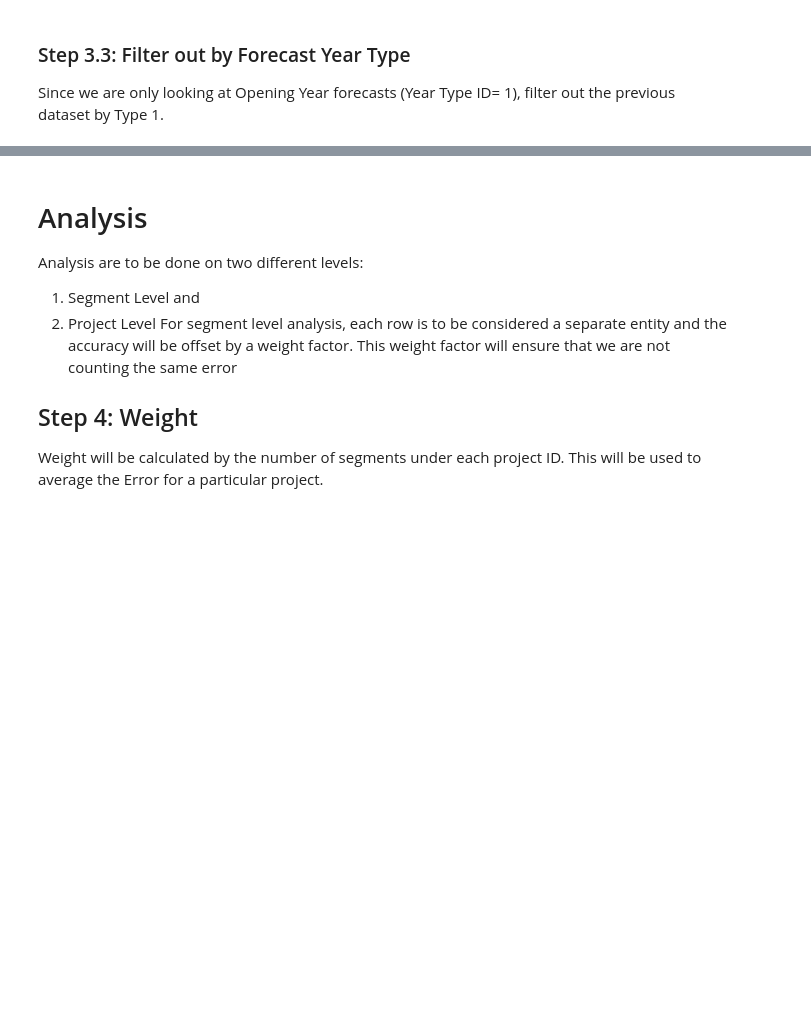
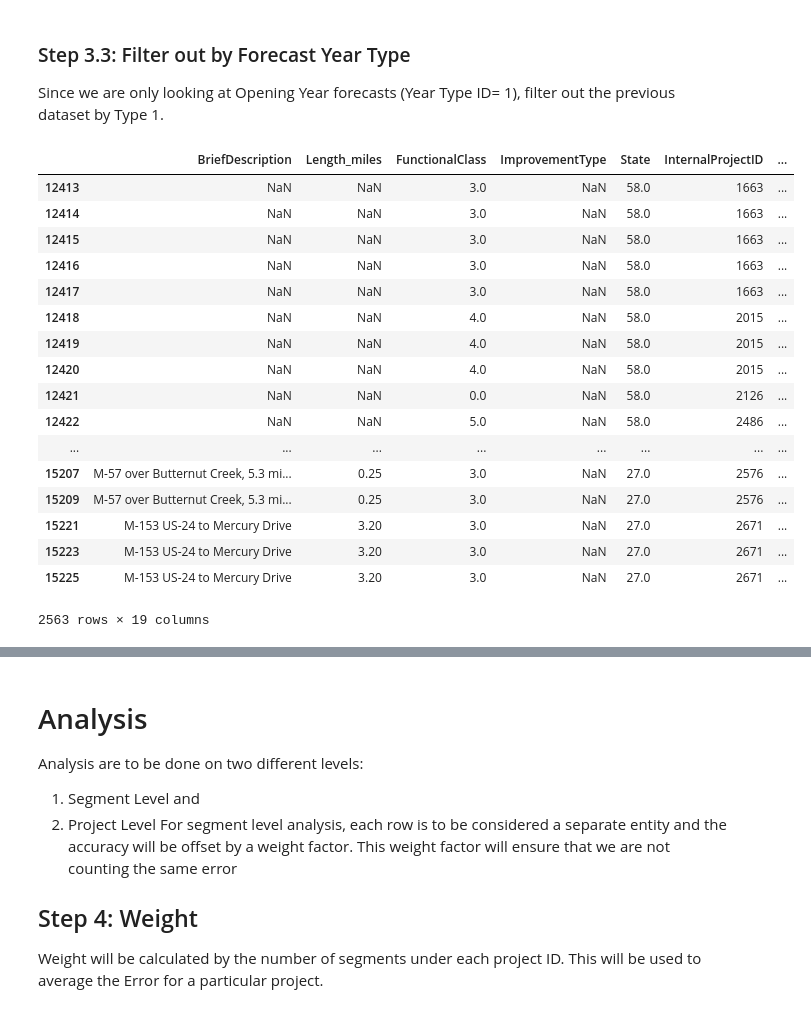
Before and after one commit to jawadmhoque/accuracy-assessment, a Jupyter notebook: Accuracy Algorithm.ipynb, the cells around one changed output, grey strips where cells are left out. Drawn from its saved outputs; the diff is of its cells as text; code cells hidden in the pictures; blank space fills up the shorter version.

```diff
--- a/Accuracy Algorithm.ipynb
+++ b/Accuracy Algorithm.ipynb
@@ -166,5 +192,24 @@ flatdata_unadjusted
 ### Step 3.3: Filter out by Forecast Year Type
 Since we are only looking at Opening Year forecasts (Year Type ID= 1), filter out the previous dataset by Type 1.
 # %%
-flatdata_adjusted=flatdata_withID[flatdata_withID['ForecastYearType']==1.0]
-flatdata_adjusted.to_csv('flatdata_adjusted.csv')
+flatdata_adjusted=flatdata_adjusted[flatdata_adjusted['ForecastYearType']==1.0]
+flatdata_adjusted
+# %% [output]
+|  | BriefDescription | Length_miles | FunctionalClass | ImprovementType | State | InternalProjectID | ... |
+| 12413 | NaN | NaN | 3.0 | NaN | 58.0 | 1663 | ... |
+| 12414 | NaN | NaN | 3.0 | NaN | 58.0 | 1663 | ... |
+| 12415 | NaN | NaN | 3.0 | NaN | 58.0 | 1663 | ... |
+| 12416 | NaN | NaN | 3.0 | NaN | 58.0 | 1663 | ... |
+| 12417 | NaN | NaN | 3.0 | NaN | 58.0 | 1663 | ... |
+| 12418 | NaN | NaN | 4.0 | NaN | 58.0 | 2015 | ... |
+| 12419 | NaN | NaN | 4.0 | NaN | 58.0 | 2015 | ... |
+| 12420 | NaN | NaN | 4.0 | NaN | 58.0 | 2015 | ... |
+| 12421 | NaN | NaN | 0.0 | NaN | 58.0 | 2126 | ... |
+| 12422 | NaN | NaN | 5.0 | NaN | 58.0 | 2486 | ... |
+| ... | ... | ... | ... | ... | ... | ... | ... |
+| 15207 | M-57 over Butternut Creek, 5.3 mi... | 0.25 | 3.0 | NaN | 27.0 | 2576 | ... |
+| 15209 | M-57 over Butternut Creek, 5.3 mi... | 0.25 | 3.0 | NaN | 27.0 | 2576 | ... |
+| 15221 | M-153 US-24 to Mercury Drive | 3.20 | 3.0 | NaN | 27.0 | 2671 | ... |
+| 15223 | M-153 US-24 to Mercury Drive | 3.20 | 3.0 | NaN | 27.0 | 2671 | ... |
+| 15225 | M-153 US-24 to Mercury Drive | 3.20 | 3.0 | NaN | 27.0 | 2671 | ... |
+2563 rows × 19 columns
```
Also changed, not shown: parts of 11 cells of this notebook, 14 other files.
